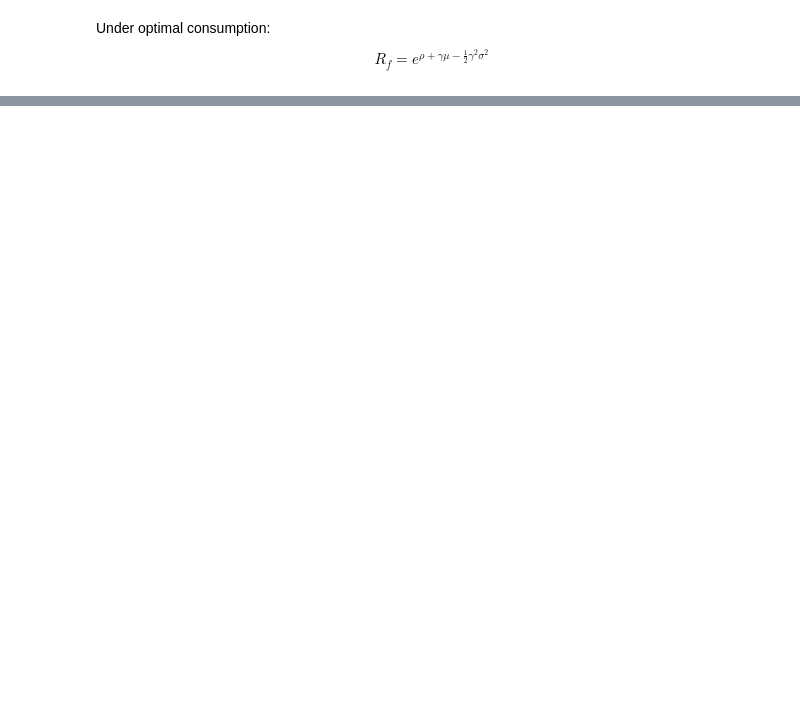
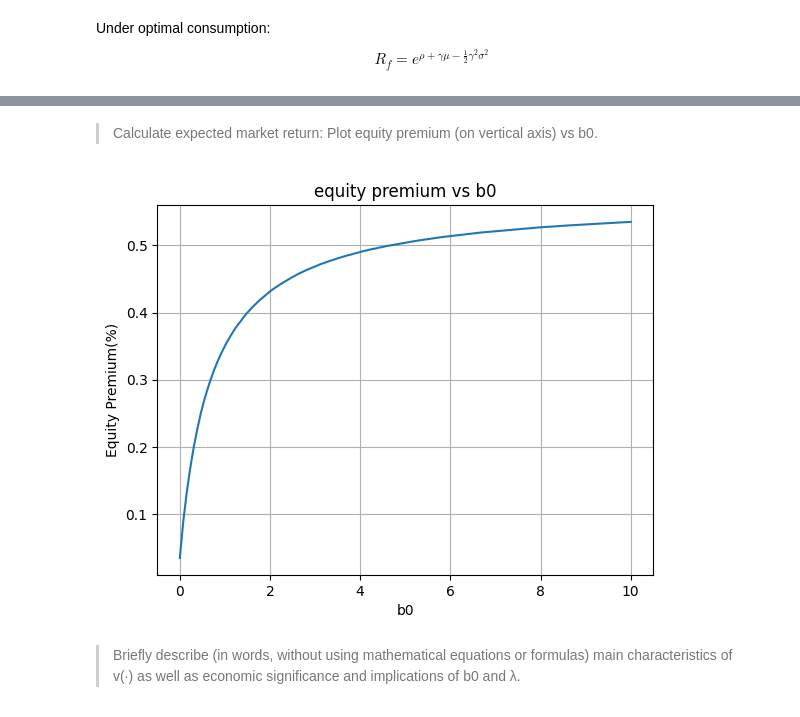
Before and after one commit to changjulian17/mqf_practice, a Jupyter notebook: QF600_Asset_Pricing/Homework_6/Behavioural_Finance.ipynb, the cells around one changed output, grey strips where cells are left out. Saved outputs shown, nothing was run; the diff lists cells and outputs as text; code cells hidden in the pictures; blank space fills up the shorter version.

```diff
--- a/QF600_Asset_Pricing/Homework_6/Behavioural_Finance.ipynb
+++ b/QF600_Asset_Pricing/Homework_6/Behavioural_Finance.ipynb
@@ -119,0 +170,16 @@ $$
+# %% [markdown]
+
+> Calculate expected market return:
+> Plot equity premium (on vertical axis) vs b0.
+# %%
+plt.plot(df['b0'], df['Equity Premium(%)'])
+plt.xlabel('b0')
+plt.ylabel('Equity Premium(%)')
+plt.title('equity premium vs b0')
+plt.grid()
+plt.show()
+# %% [output]
+[figure, added]
+# %% [markdown]
+
+> Briefly describe (in words, without using mathematical equations or formulas) main characteristics of v(∙) as well as economic significance and implications of b0 and λ.
```
Also changed, not shown: parts of 13 cells of this notebook, 1 other file.
